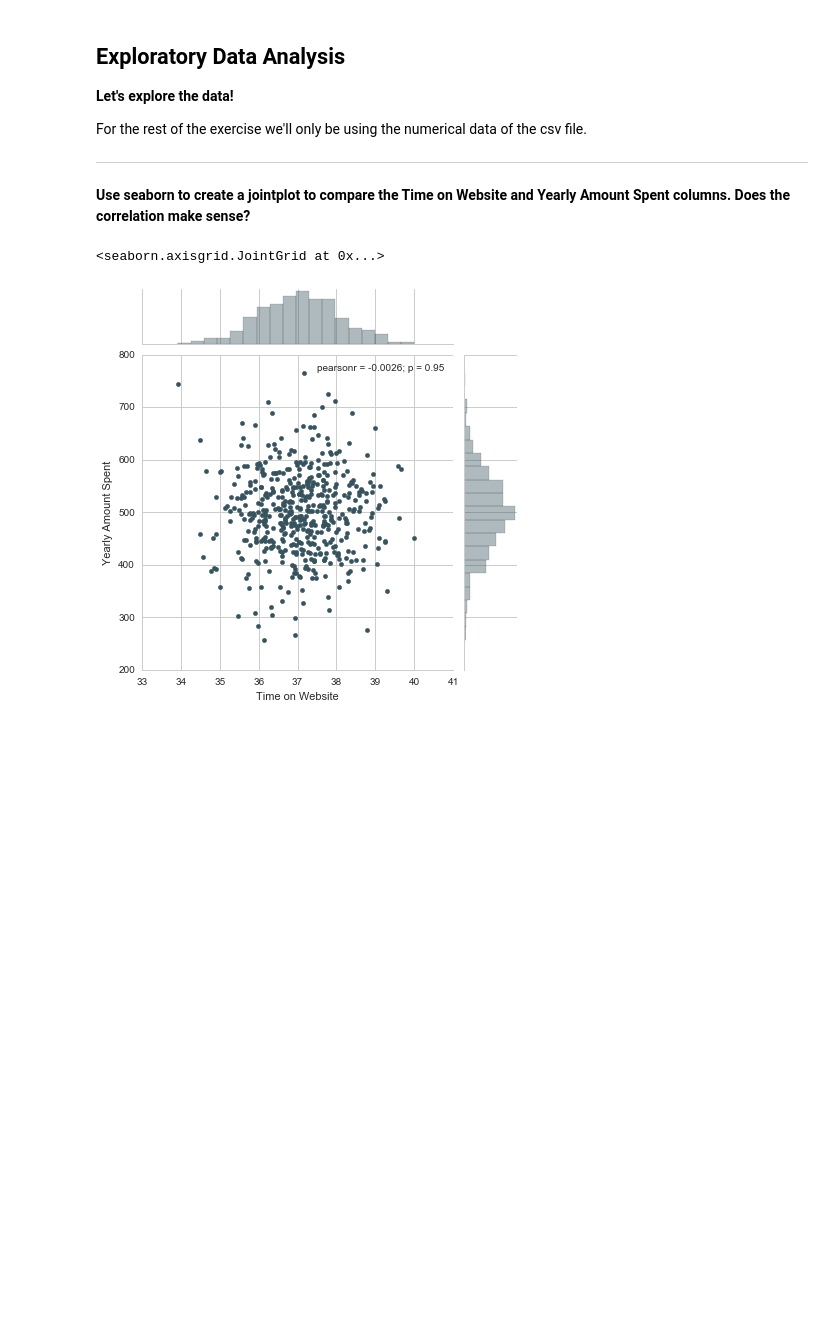
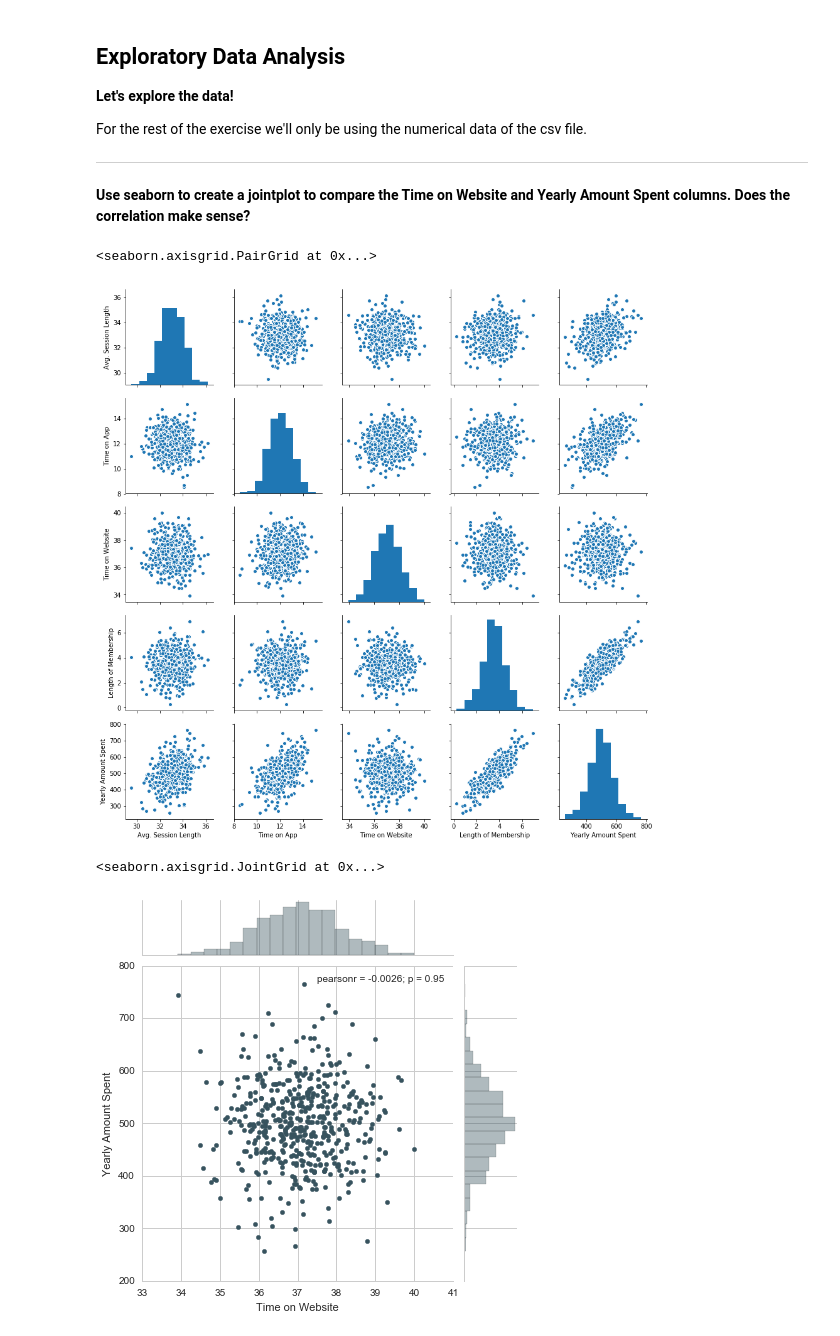
Before and after one commit to akezyt/sidtechtalent, a Jupyter notebook: ML-Week2/Lecture6 Supervised Learning - Linear Regression/Linear Regression - Project Exercise .ipynb, the cells around one changed output. Saved outputs shown, nothing was run; the diff lists cells and outputs as text; code cells hidden in the pictures; blank space fills up the shorter version.

```diff
--- a/ML-Week2/Lecture6 Supervised Learning - Linear Regression/Linear Regression - Project Exercise .ipynb
+++ b/ML-Week2/Lecture6 Supervised Learning - Linear Regression/Linear Regression - Project Exercise .ipynb
@@ -28,2 +32,4 @@ p
+# %%
+customers = pd.read_csv('Ecommerce Customers')
 # %% [markdown]
 **Check the head of customers, and check out its info() and describe() methods.**
@@ -69,6 +69,11 @@ memory usage: 31.3+ KB
 For the rest of the exercise we'll only be using the numerical data of the csv file.
 ___
 **Use seaborn to create a jointplot to compare the Time on Website and Yearly Amount Spent columns. Does the correlation make sense?**
+# %%
+sns.pairplot(customers)
+# %% [output]
+<seaborn.axisgrid.PairGrid at 0x...>
+[figure, added]
 # %%
 # %% [output]
 <seaborn.axisgrid.JointGrid at 0x...>
```
Also changed, not shown: parts of 18 cells of this notebook.
